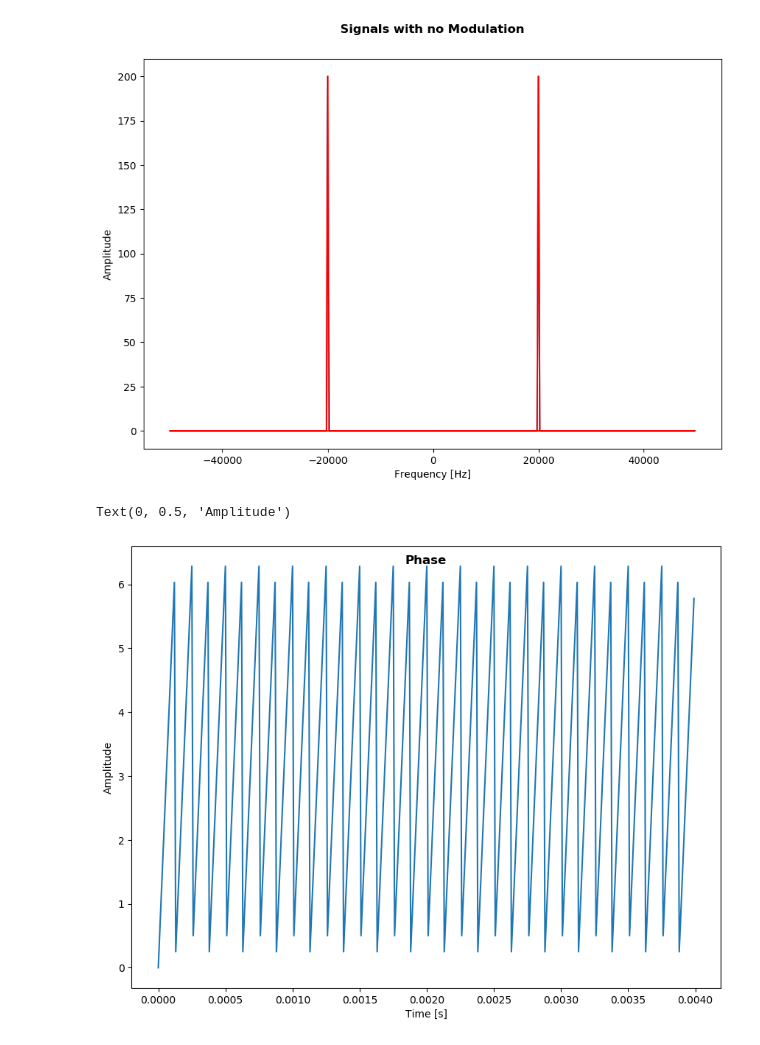
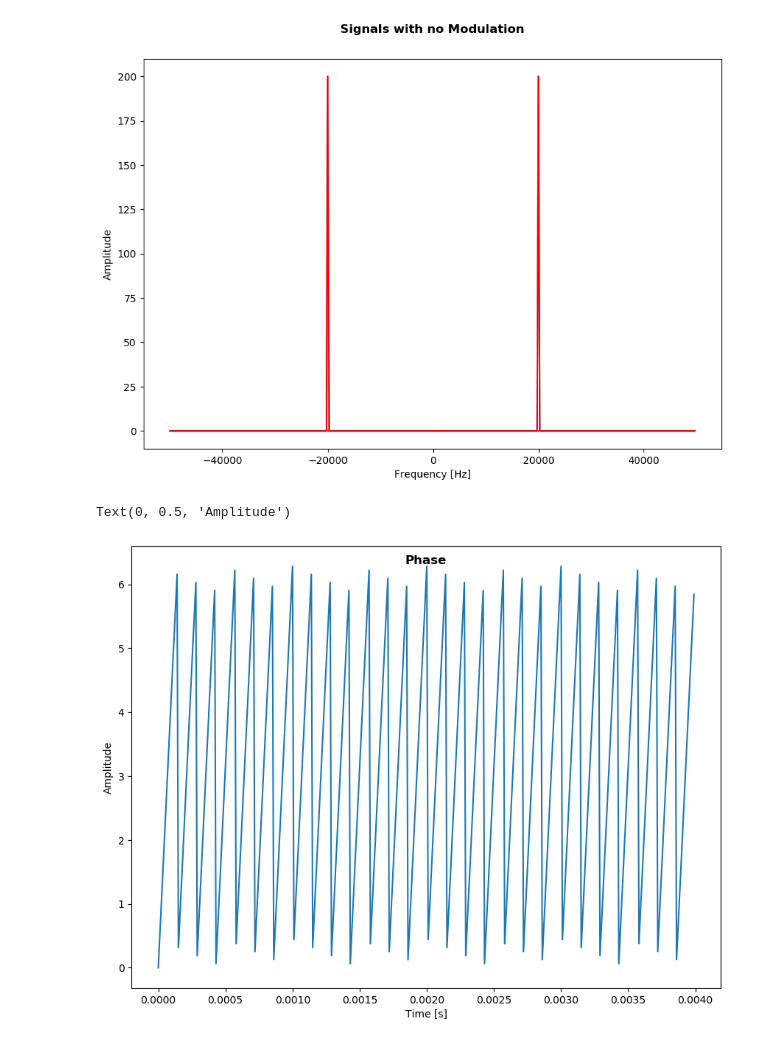
Before and after one commit to StevenCash/jupyter, a Jupyter notebook: Serrodyne.ipynb, the cells around one changed output. Drawn from its saved outputs; the diff is of its cells as text; code cells hidden in the pictures.

```diff
--- a/Serrodyne.ipynb
+++ b/Serrodyne.ipynb
@@ -71,28 +71,28 @@ Text(0, 0.5, 'Amplitude')
 # %%
 #Ok, these two signals are identical.  Now, let's change signal 2 so that it has a phase that varies with time.
 #To start with, we need to generate a phase ramp signal that varies from 0 to 2*pi radians
 #The phase ramp needs to be 360 degrees/s to add 1 Hz to the signal
 
 n = 0
-modfreq = 8000
+modfreq = 7000
 modrate = modfreq*(math.pi*2)/fsamp
 
 pramp = []
 while n < samplength:
     pramp.append(math.fmod(n*modrate,2*math.pi))
     n += 1
 
 #Now plot
 fig = plt.figure()
 ax = fig.add_axes([0,0,1,1])
 ax.plot(signalaxis,pramp)
 
 fig.suptitle('Phase', fontweight='bold')
 ax.set_xlabel('Time [s]')
 ax.set_ylabel('Amplitude')
 # %% [output]
 Text(0, 0.5, 'Amplitude')
-[figure, old version]
+[figure, new version]
 # %%
 #Ok, we have a phase that is changing with time, lets add it into signal 2
 
```
Also changed, not shown: parts of 4 cells of this notebook.
